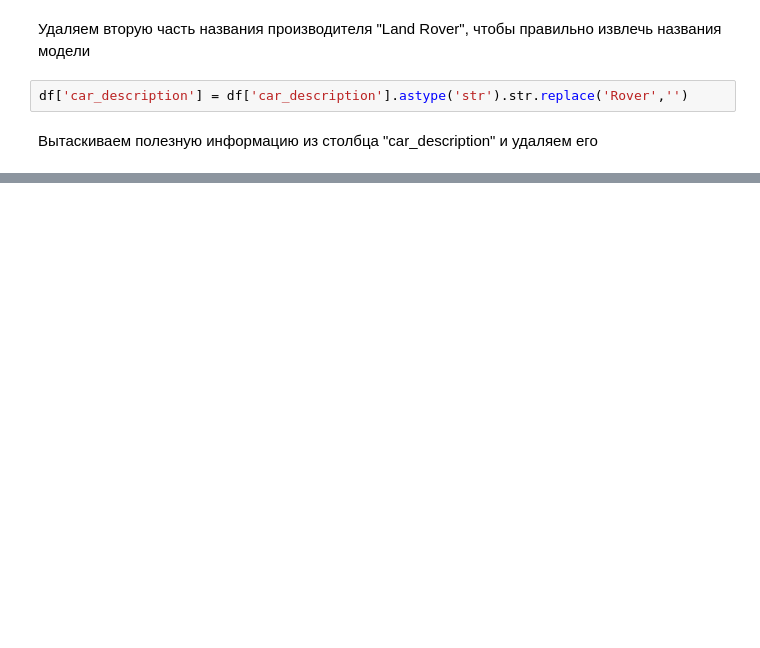
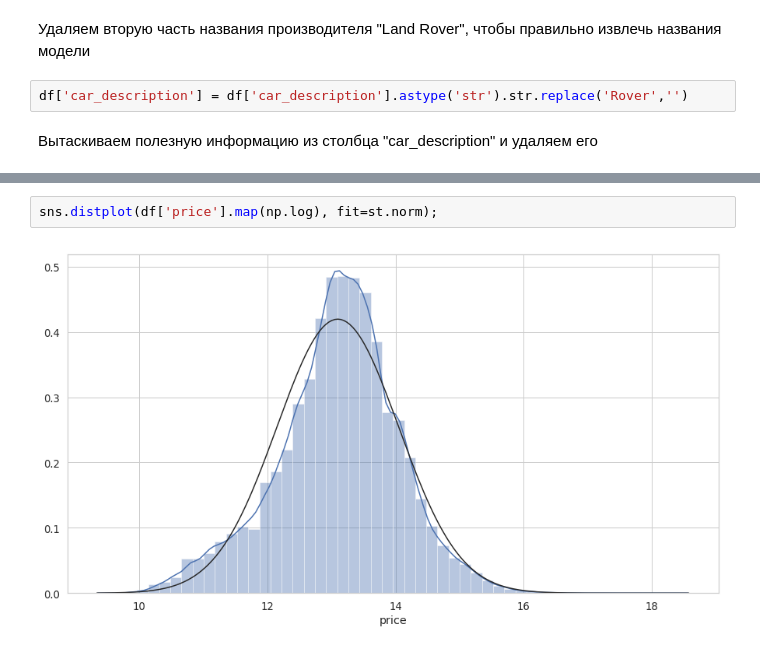
Before and after one commit to Curiosady/Learning-Projects, a Jupyter notebook: Auto.ru Car Price Prediction/main.ipynb, the cells around one changed output, grey strips where cells are left out. Saved outputs shown, nothing was run; the diff lists cells and outputs as text; blank space fills up the shorter version.

```diff
--- a/Auto.ru Car Price Prediction/main.ipynb
+++ b/Auto.ru Car Price Prediction/main.ipynb
@@ -195,0 +228,4 @@ df.head()
+# %%
+sns.distplot(df['price'].map(np.log), fit=st.norm);
+# %% [output]
+[figure, added]
```
Also changed, not shown: parts of 35 cells of this notebook.
